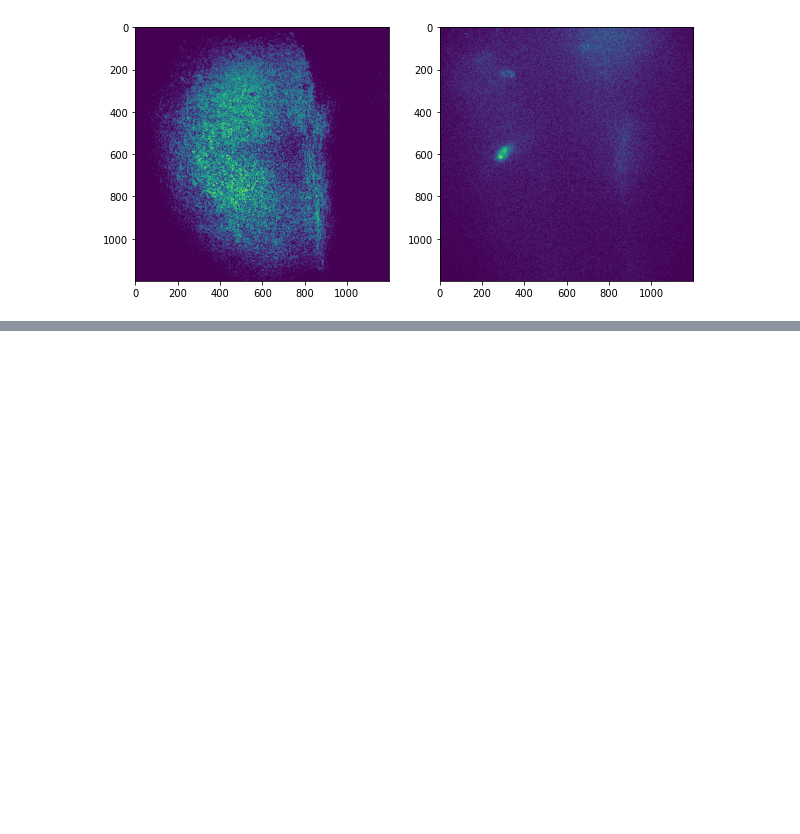
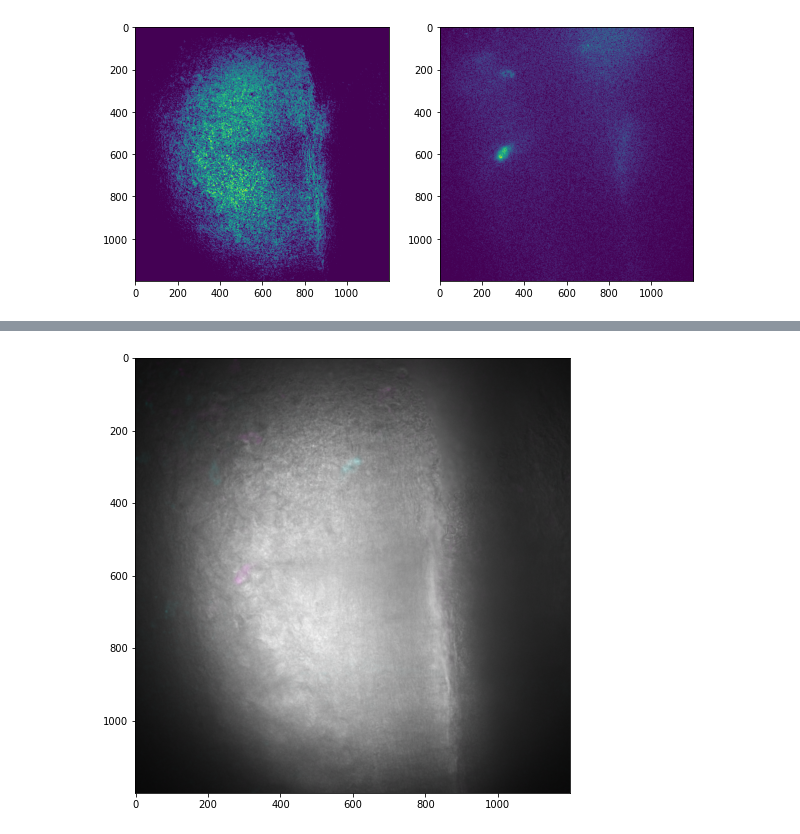
Before and after one commit to dtabuena/Images, a Jupyter notebook: PlayWithImages.ipynb, the cells around one changed output, grey strips where cells are left out. Cells and saved outputs as stored; diff of their text form; code cells hidden in the pictures; blank space fills up the shorter version.

```diff
--- a/PlayWithImages.ipynb
+++ b/PlayWithImages.ipynb
@@ -71,0 +69,9 @@ Merge (1200, 1200, 3)
+# %%
+merge_cym = rgb_cmy(Merge)
+plt.imshow(merge_cym)
+fig = plt.gcf()
+size = 8
+fig.set_figheight(size)
+fig.set_figwidth(size)
+# %% [output]
+[figure, added]
```
Also changed, not shown: parts of 4 cells of this notebook.
